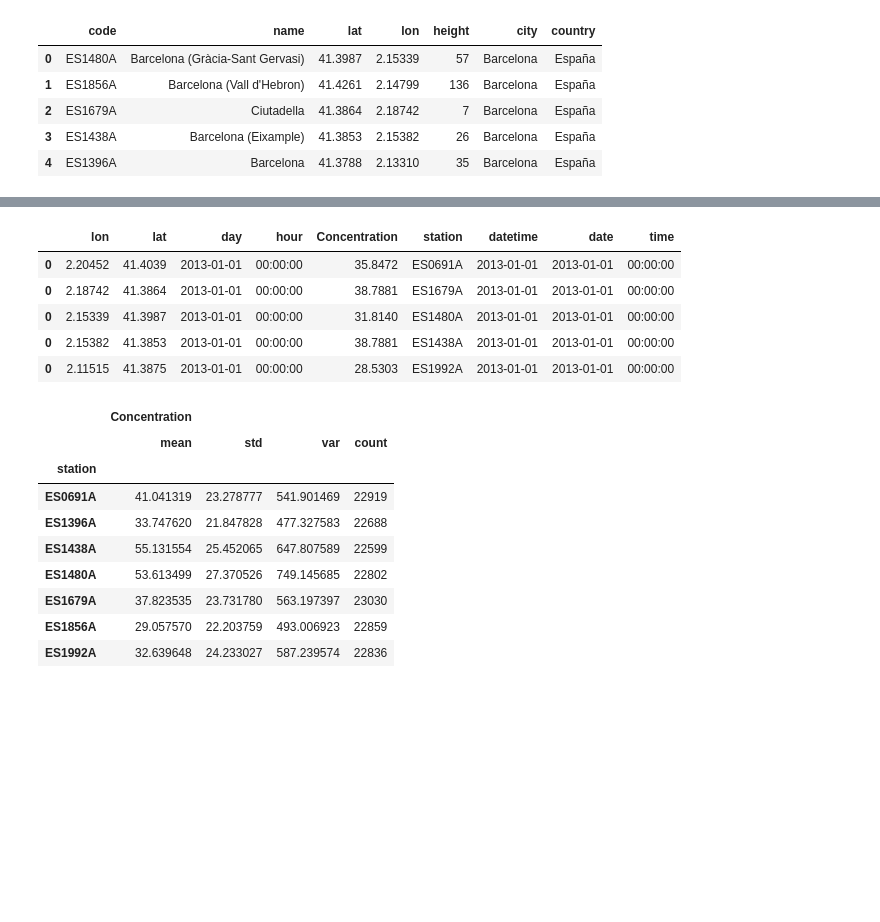
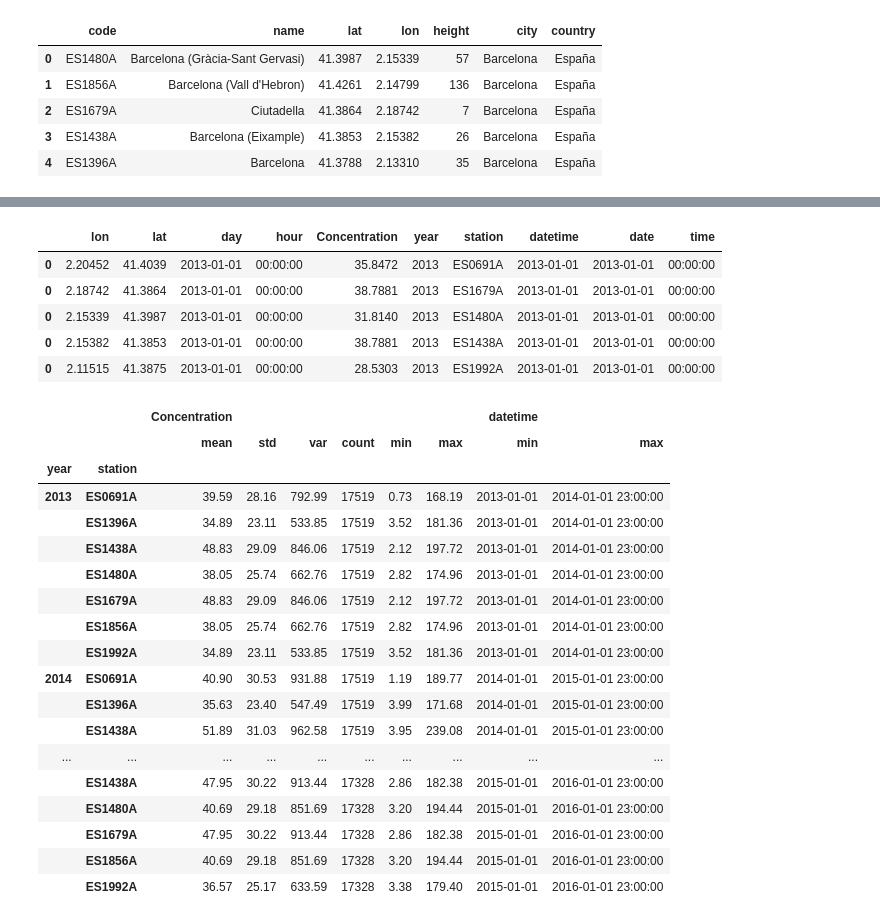
Before and after one commit to javiermas/BCNAirQualityDatathon, a Jupyter notebook: notebooks/Jonas_1.ipynb, the cells around one changed output, grey strips where cells are left out. Cells and saved outputs as stored; diff of their text form; code cells hidden in the pictures; blank space fills up the shorter version.

```diff
--- a/notebooks/Jonas_1.ipynb
+++ b/notebooks/Jonas_1.ipynb
@@ -6,6 +6,7 @@ import pandas as pd
 import xgboost as xgb
 import tensorflow as tf
 import matplotlib.pyplot as plt
+pd.options.display.float_format = '{:,.2f}'.format
 %matplotlib inline
 %load_ext rpy2.ipython
 # %% [output]
@@ -93,8 +121,7 @@ for folder in glob.glob('../data/mod/*'):
 
 models = pd.concat(models).sort_values(['day', 'hour'])
 models = models[[c for c in models.columns if c not in [
-    'AirPollutant',
-    'year'
+    'AirPollutant'
 ]]]
 models['datetime'] = pd.to_datetime(models['day'].astype(str) + ' ' + models['hour'].astype(str))
 models = models.sort_values('datetime', ascending=True)
@@ -102,27 +129,37 @@ models['date'] = models['datetime'].apply(lambda dt: dt.date())
 models['time'] = models['datetime'].apply(lambda dt: dt.time())
 models.head(5)
 # %% [output]
-|  | lon | lat | day | hour | Concentration | station | datetime | date | time |
-| 0 | 2.20452 | 41.4039 | 2013-01-01 | 00:00:00 | 35.8472 | ES0691A | 2013-01-01 | 2013-01-01 | 00:00:00 |
-| 0 | 2.18742 | 41.3864 | 2013-01-01 | 00:00:00 | 38.7881 | ES1679A | 2013-01-01 | 2013-01-01 | 00:00:00 |
-| 0 | 2.15339 | 41.3987 | 2013-01-01 | 00:00:00 | 31.8140 | ES1480A | 2013-01-01 | 2013-01-01 | 00:00:00 |
-| 0 | 2.15382 | 41.3853 | 2013-01-01 | 00:00:00 | 38.7881 | ES1438A | 2013-01-01 | 2013-01-01 | 00:00:00 |
-| 0 | 2.11515 | 41.3875 | 2013-01-01 | 00:00:00 | 28.5303 | ES1992A | 2013-01-01 | 2013-01-01 | 00:00:00 |
+|  | lon | lat | day | hour | Concentration | year | station | datetime | date | time |
+| 0 | 2.20452 | 41.4039 | 2013-01-01 | 00:00:00 | 35.8472 | 2013 | ES0691A | 2013-01-01 | 2013-01-01 | 00:00:00 |
+| 0 | 2.18742 | 41.3864 | 2013-01-01 | 00:00:00 | 38.7881 | 2013 | ES1679A | 2013-01-01 | 2013-01-01 | 00:00:00 |
+| 0 | 2.15339 | 41.3987 | 2013-01-01 | 00:00:00 | 31.8140 | 2013 | ES1480A | 2013-01-01 | 2013-01-01 | 00:00:00 |
+| 0 | 2.15382 | 41.3853 | 2013-01-01 | 00:00:00 | 38.7881 | 2013 | ES1438A | 2013-01-01 | 2013-01-01 | 00:00:00 |
+| 0 | 2.11515 | 41.3875 | 2013-01-01 | 00:00:00 | 28.5303 | 2013 | ES1992A | 2013-01-01 | 2013-01-01 | 00:00:00 |
 # %%
-observations.groupby(['station']).agg({
-    'Concentration': ['mean', 'std', 'var', 'count']
+models.groupby(['year', 'station']).agg({
+    'Concentration': ['mean', 'std', 'var', 'count', 'min', 'max'],
+    'datetime': ['min', 'max']
 })
 # %% [output]
-|  | Concentration |  |  |  |
-|  | mean | std | var | count |
-| station |  |  |  |  |
-| ES0691A | 41.041319 | 23.278777 | 541.901469 | 22919 |
-| ES1396A | 33.747620 | 21.847828 | 477.327583 | 22688 |
-| ES1438A | 55.131554 | 25.452065 | 647.807589 | 22599 |
-| ES1480A | 53.613499 | 27.370526 | 749.145685 | 22802 |
-| ES1679A | 37.823535 | 23.731780 | 563.197397 | 23030 |
-| ES1856A | 29.057570 | 22.203759 | 493.006923 | 22859 |
-| ES1992A | 32.639648 | 24.233027 | 587.239574 | 22836 |
+|  |  | Concentration |  |  |  |  |  | datetime |  |
+|  |  | mean | std | var | count | min | max | min | max |
+| year | station |  |  |  |  |  |  |  |  |
+| 2013 | ES0691A | 39.59 | 28.16 | 792.99 | 17519 | 0.73 | 168.19 | 2013-01-01 | 2014-01-01 23:00:00 |
+|  | ES1396A | 34.89 | 23.11 | 533.85 | 17519 | 3.52 | 181.36 | 2013-01-01 | 2014-01-01 23:00:00 |
+|  | ES1438A | 48.83 | 29.09 | 846.06 | 17519 | 2.12 | 197.72 | 2013-01-01 | 2014-01-01 23:00:00 |
+|  | ES1480A | 38.05 | 25.74 | 662.76 | 17519 | 2.82 | 174.96 | 2013-01-01 | 2014-01-01 23:00:00 |
+|  | ES1679A | 48.83 | 29.09 | 846.06 | 17519 | 2.12 | 197.72 | 2013-01-01 | 2014-01-01 23:00:00 |
+|  | ES1856A | 38.05 | 25.74 | 662.76 | 17519 | 2.82 | 174.96 | 2013-01-01 | 2014-01-01 23:00:00 |
+|  | ES1992A | 34.89 | 23.11 | 533.85 | 17519 | 3.52 | 181.36 | 2013-01-01 | 2014-01-01 23:00:00 |
+| 2014 | ES0691A | 40.90 | 30.53 | 931.88 | 17519 | 1.19 | 189.77 | 2014-01-01 | 2015-01-01 23:00:00 |
+|  | ES1396A | 35.63 | 23.40 | 547.49 | 17519 | 3.99 | 171.68 | 2014-01-01 | 2015-01-01 23:00:00 |
+|  | ES1438A | 51.89 | 31.03 | 962.58 | 17519 | 3.95 | 239.08 | 2014-01-01 | 2015-01-01 23:00:00 |
+| ... | ... | ... | ... | ... | ... | ... | ... | ... | ... |
+|  | ES1438A | 47.95 | 30.22 | 913.44 | 17328 | 2.86 | 182.38 | 2015-01-01 | 2016-01-01 23:00:00 |
+|  | ES1480A | 40.69 | 29.18 | 851.69 | 17328 | 3.20 | 194.44 | 2015-01-01 | 2016-01-01 23:00:00 |
+|  | ES1679A | 47.95 | 30.22 | 913.44 | 17328 | 2.86 | 182.38 | 2015-01-01 | 2016-01-01 23:00:00 |
+|  | ES1856A | 40.69 | 29.18 | 851.69 | 17328 | 3.20 | 194.44 | 2015-01-01 | 2016-01-01 23:00:00 |
+|  | ES1992A | 36.57 | 25.17 | 633.59 | 17328 | 3.38 | 179.40 | 2015-01-01 | 2016-01-01 23:00:00 |
 # %%
 for s in observations['station'].unique():
     plt.figure(figsize=(20, 4))
```
Also changed, not shown: parts of 5 cells of this notebook.
